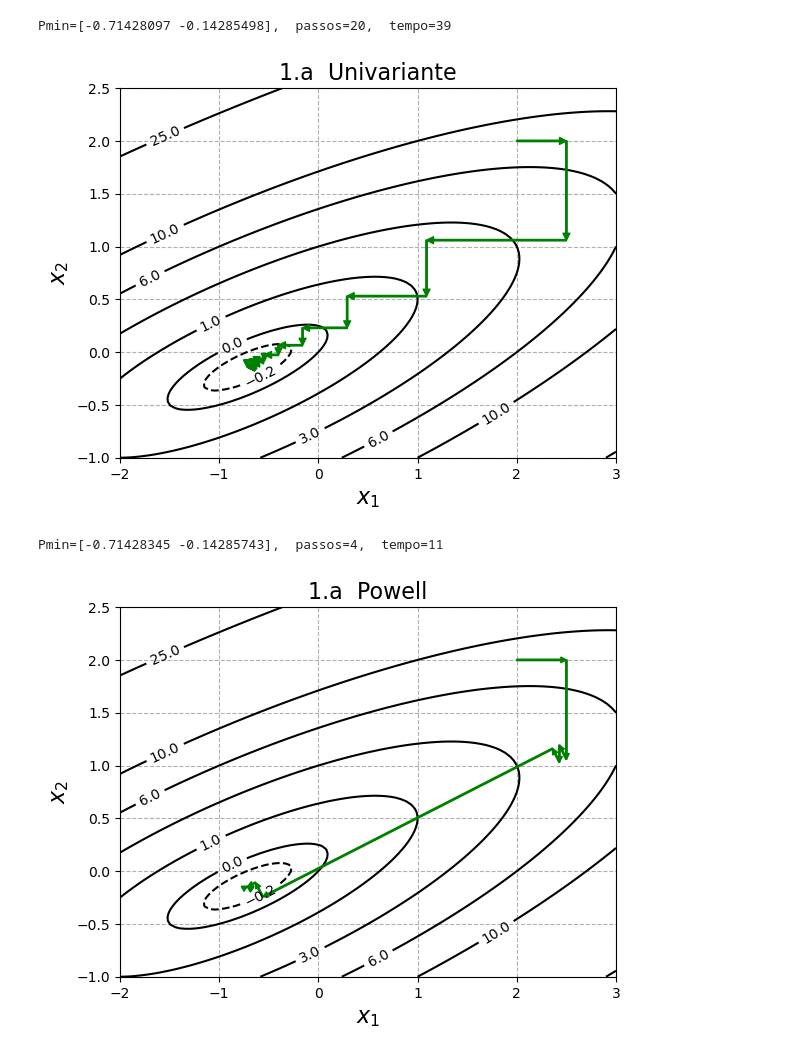
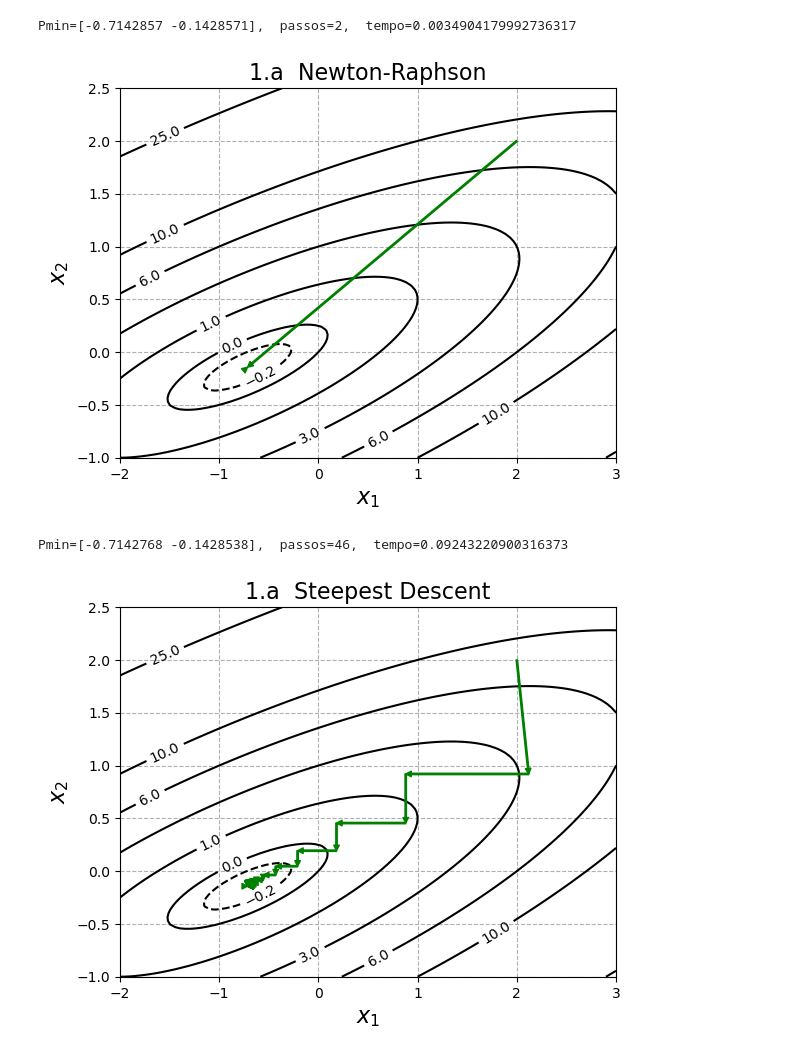
Before and after one commit to gustgs/OtimizacaoMEC2403, a Jupyter notebook: Trabalho1/Trabalho1.ipynb, the cells around one changed output. Drawn from its saved outputs; the diff is of its cells as text; code cells hidden in the pictures.

```diff
--- a/Trabalho1/Trabalho1.ipynb
+++ b/Trabalho1/Trabalho1.ipynb
@@ -10,5 +10,11 @@ tol = 0.00001
 line_step = 0.01
 def f(Xn):
     return Xn[0]**2 - 3*Xn[0]*Xn[1] + 4*(Xn[1]**2) + Xn[0] - Xn[1]
+def grad_f(Xn):
+    return np.array([2*Xn[0] - 3*Xn[1] + 1, -3*Xn[0] + 8*Xn[1] - 1])
+def hessian_f(Xn):
+    hessian = np.array([[2, -3],
+                       [-3, 8]], dtype=float)
+    return hessian
 
 P0 = np.array([2,2])
@@ -14,0 +65,24 @@ P0 = np.array([2,2])
+# %%
+solucao = osr.powell(P0.copy(), f, grad_f, maxiter, tol, line_step)
+#solucaov2 = osr.powellv2(P0, f, grad_f, maxiter, tol, line_step)
+#print(f'Pmin={solucaov2[0]},  ciclos={solucaov2[1]},  passos={solucaov2[2]}')
+print(f'Pmin={solucao[0][-1]},  passos={solucao[2]},  tempo={solucao[3]}')
+pontos = solucao[0]
+x1 = np.linspace(-2, 3, 100)
+x2 = np.linspace(-1, 2.5, 100)
+X1, X2 = np.meshgrid(x1, x2)
+X3 = f([X1, X2])
+niveis = plt.contour(X1, X2, X3, [-0.2, 0, 1, 3, 6, 10, 25], colors='black')
+plt.clabel(niveis, inline=1, fontsize=10)
+
+for i in np.arange(len(pontos)-1):
+    plt.annotate('', xy=pontos[i+1], xytext=pontos[i],
+                arrowprops=dict(width=1, color='green', headwidth=4, headlength=4, shrink=0.0), fontsize='10')
+#    #plt.plot(pontos[i][0], pontos[i][1], marker="o", markersize=7, markeredgecolor="green", markerfacecolor="green")
+#    #plt.plot(pontos[i+1][0], pontos[i+1][1], marker="o", markersize=1, markeredgecolor="green", markerfacecolor="green")
+plt.xlabel('$x_1$', fontsize='16')
+plt.ylabel('$x_2$', fontsize='16')
+plt.grid(linestyle='--')
+plt.title("1.a  Powell", fontsize='16')
+##plt.savefig("A_solution.pdf", format="pdf")
+plt.show()
@@ -15,8 +101,7 @@ P0 = np.array([2,2])
 # %%
-solucao = osr.univariante(P0.copy(), f, maxiter, tol, line_step)
+solucao = osr.newtonRaphson(P0.copy(), f, grad_f, hessian_f, maxiter, tol, line_step)
 print(f'Pmin={solucao[0][-1]},  passos={solucao[1]},  tempo={solucao[2]}')
 pontos = solucao[0]
-
 x1 = np.linspace(-2, 3, 100)
 x2 = np.linspace(-1, 2.5, 100)
 X1, X2 = np.meshgrid(x1, x2)
@@ -26,41 +111,42 @@ plt.clabel(niveis, inline=1, fontsize=10)
 
 for i in np.arange(len(pontos)-1):
     plt.annotate('', xy=pontos[i+1], xytext=pontos[i],
-                arrowprops=dict(width=1, color='green', headwidth=5, headlength=5, shrink=0.0), fontsize='10')
+                arrowprops=dict(width=1, color='green', headwidth=4, headlength=4, shrink=0.0), fontsize='10')
     #plt.plot(pontos[i][0], pontos[i][1], marker="o", markersize=7, markeredgecolor="green", markerfacecolor="green")
     #plt.plot(pontos[i+1][0], pontos[i+1][1], marker="o", markersize=1, markeredgecolor="green", markerfacecolor="green")
 plt.xlabel('$x_1$', fontsize='16')
 plt.ylabel('$x_2$', fontsize='16')
 plt.grid(linestyle='--')
-plt.title("1.a  Univariante", fontsize='16')
+plt.title("1.a  Newton-Raphson", fontsize='16')
 #plt.savefig("A_solution.pdf", format="pdf")
 plt.show()
 # %% [output]
-Pmin=[-0.71428097 -0.14285498],  passos=20,  tempo=39
+Pmin=[-0.7142857 -0.1428571],  passos=2,  tempo=0.0034904179992736317
-[figure, old version]
+[figure, new version]
 # %%
-solucao = osr.powell(P0.copy(), f, maxiter, tol, line_step)
+P0 = np.array([2,2])
+solucao = osr.steepestDescent(P0.copy(), f, grad_f, maxiter, tol, line_step)
 print(f'Pmin={solucao[0][-1]},  passos={solucao[1]},  tempo={solucao[2]}')
 pontos = solucao[0]
 x1 = np.linspace(-2, 3, 100)
 x2 = np.linspace(-1, 2.5, 100)
 X1, X2 = np.meshgrid(x1, x2)
 X3 = f([X1, X2])
 niveis = plt.contour(X1, X2, X3, [-0.2, 0, 1, 3, 6, 10, 25], colors='black')
 plt.clabel(niveis, inline=1, fontsize=10)
 
 for i in np.arange(len(pontos)-1):
     plt.annotate('', xy=pontos[i+1], xytext=pontos[i],
                 arrowprops=dict(width=1, color='green', headwidth=4, headlength=4, shrink=0.0), fontsize='10')
     #plt.plot(pontos[i][0], pontos[i][1], marker="o", markersize=7, markeredgecolor="green", markerfacecolor="green")
     #plt.plot(pontos[i+1][0], pontos[i+1][1], marker="o", markersize=1, markeredgecolor="green", markerfacecolor="green")
 plt.xlabel('$x_1$', fontsize='16')
 plt.ylabel('$x_2$', fontsize='16')
 plt.grid(linestyle='--')
-plt.title("1.a  Powell", fontsize='16')
+plt.title("1.a  Steepest Descent", fontsize='16')
 #plt.savefig("A_solution.pdf", format="pdf")
 plt.show()
 # %% [output]
-Pmin=[-0.71428345 -0.14285743],  passos=4,  tempo=11
+Pmin=[-0.7142768 -0.1428538],  passos=46,  tempo=0.09243220900316373
-[figure, old version]
+[figure, new version]
 # %%
```
Also changed, not shown: parts of 5 cells of this notebook, 2 other files.
